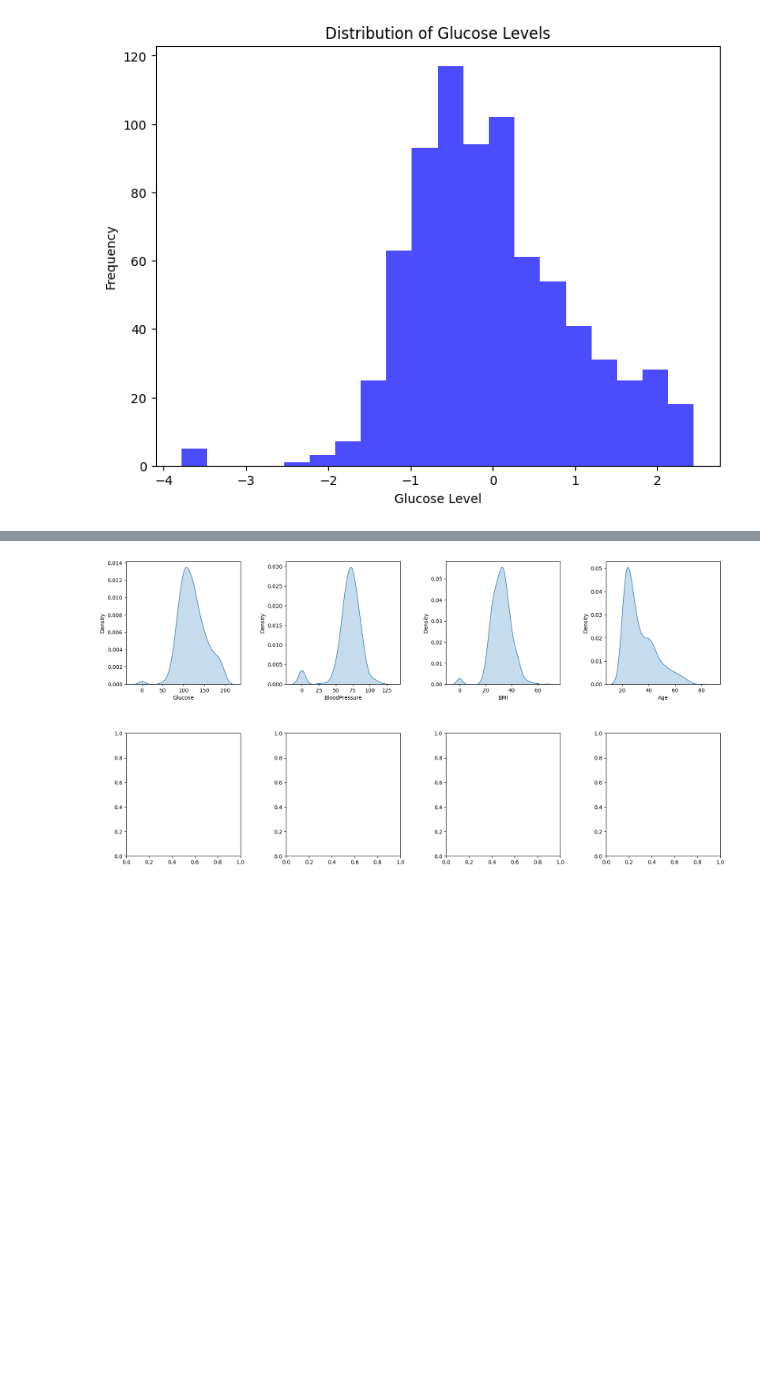
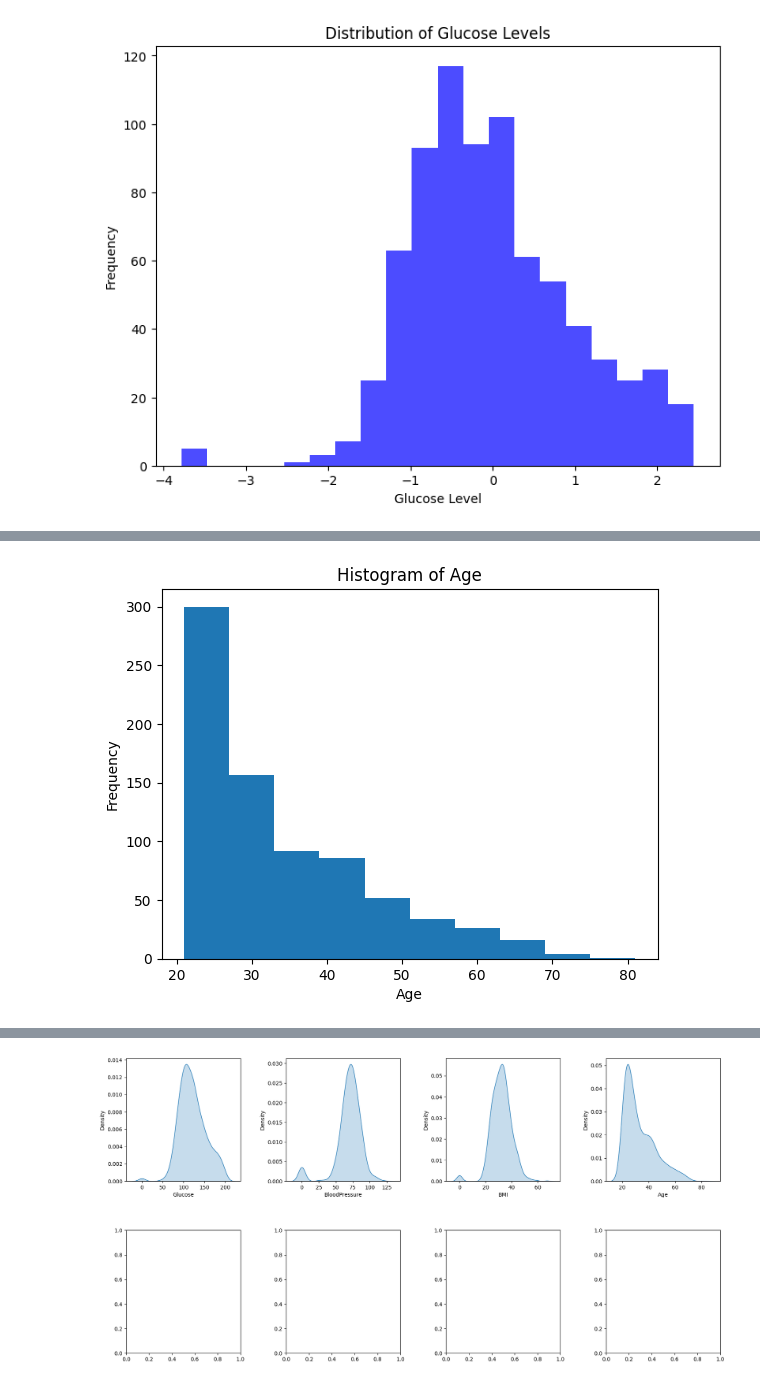
Before and after one commit to Tamil-004/diabetes-prediction, a Jupyter notebook: phase5upd.ipynb, the cells around one changed output, grey strips where cells are left out. Saved outputs shown, nothing was run; the diff lists cells and outputs as text; code cells hidden in the pictures; blank space fills up the shorter version.

```diff
--- a/phase5upd.ipynb
+++ b/phase5upd.ipynb
@@ -289,0 +298,8 @@ plt.show()
+# %%
+diabetes_dataset['Age'].plot.hist()
+plt.title('Histogram of Age')
+plt.xlabel('Age')
+plt.ylabel('Frequency')
+plt.show()
+# %% [output]
+[figure, added]
```
Also changed, not shown: parts of 6 cells of this notebook.
